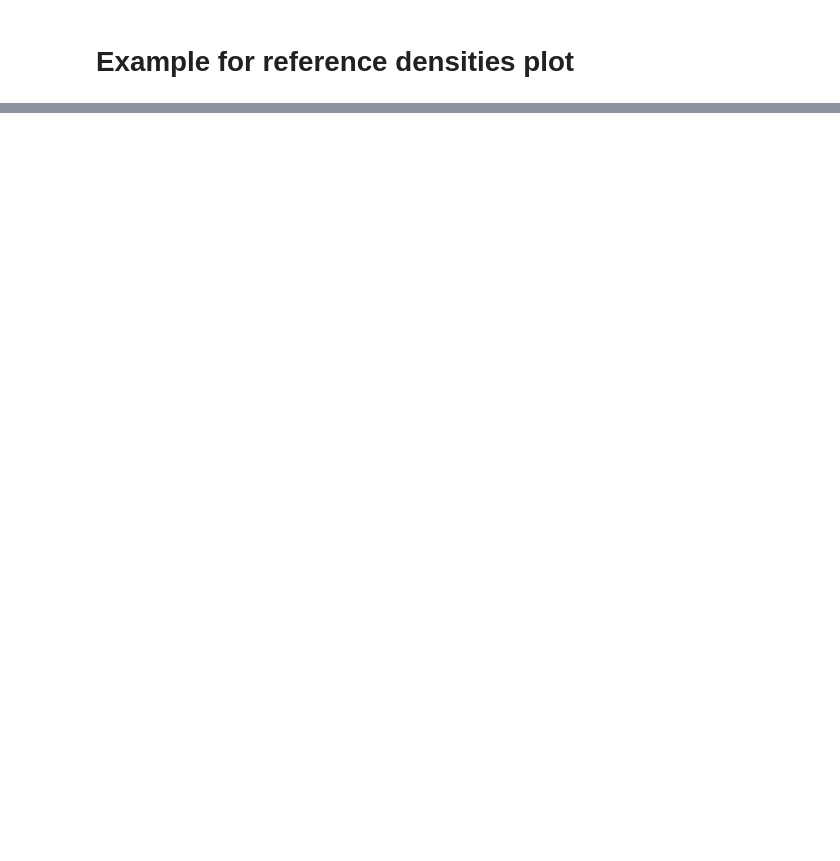
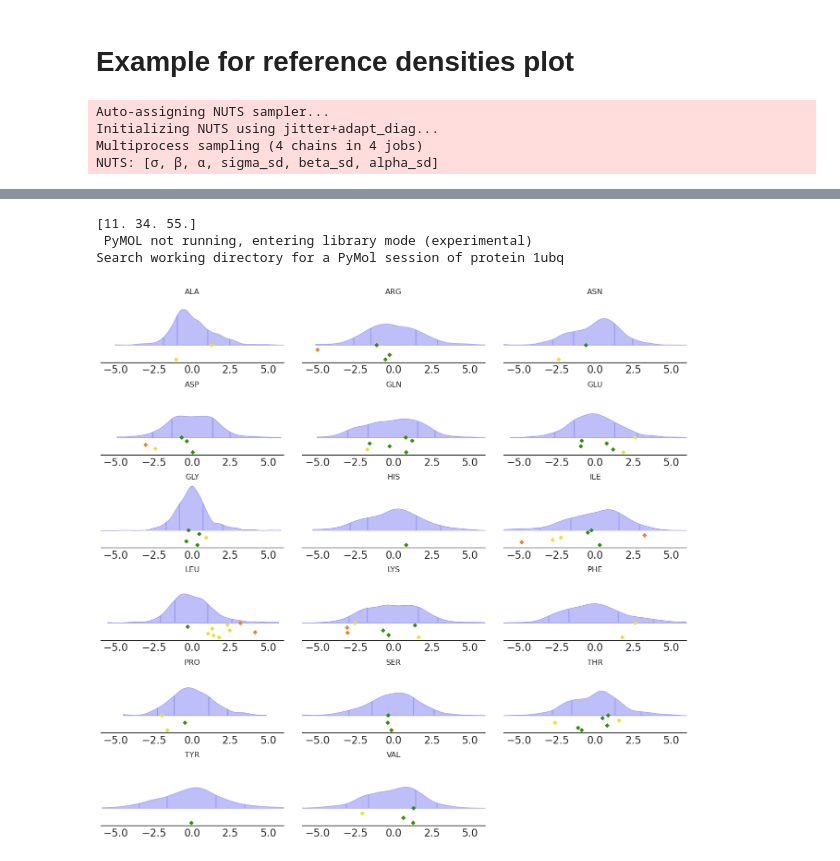
Before and after one commit to BIOS-IMASL/Hierarchical-Bayes-NMR-Validation, a Jupyter notebook: Example_reference_densities_plot.ipynb, the cells around one changed output, grey strips where cells are left out. Cells and saved outputs as stored; diff of their text form; code cells hidden in the pictures; blank space fills up the shorter version.

```diff
--- a/Example_reference_densities_plot.ipynb
+++ b/Example_reference_densities_plot.ipynb
@@ -12,18 +11,22 @@ import numpy as np
 from hierarchical_bayes_nmr_validation import *
 # %%
 # .pdb files for the structures to compare must be on the .\data folder along with the corresponding BMRB file
-protein1 = "1UBQ"
-protein2 = '1D3Z'
+protein1 = "1ubq"
+protein2 = '1d3z'
 bmrb_code = '6457'
 marker = 'x'
 samples = 2000
 # %%
+# plot CS differences for 1UBQ
 with plt.style.context('arviz-white'):
-    ax_ubq, dataframe_ubq, perct_dict_ubq, trace_ubq, pps_ubq = plot_cs_differences(
+    ax_ubq, dataframe_ubq, perct_dict_ubq, trace_ubq = plot_cs_differences(
                                                                                     protein1,
                                                                                     save=True,
                                                                                     pymol_session=True,
                                                                                     bmrb_code=bmrb_code,
-                                                                                    marker='^',
-                                                                                    plot_kwargs={'s':15,
-                                                                                                })
+                                                                                    marker=marker)
+# %% [output]
+Auto-assigning NUTS sampler...
+Initializing NUTS using jitter+adapt_diag...
+Multiprocess sampling (4 chains in 4 jobs)
+NUTS: [σ, β, α, sigma_sd, beta_sd, alpha_sd]
@@ -30 +36,5 @@ with plt.style.context('arviz-white'):
+[11. 34. 55.]
+ PyMOL not running, entering library mode (experimental)
+Search working directory for a PyMol session of protein 1ubq
+[figure, added]
 # %%
```
Also changed, not shown: parts of 4 cells of this notebook, 4 other files.
